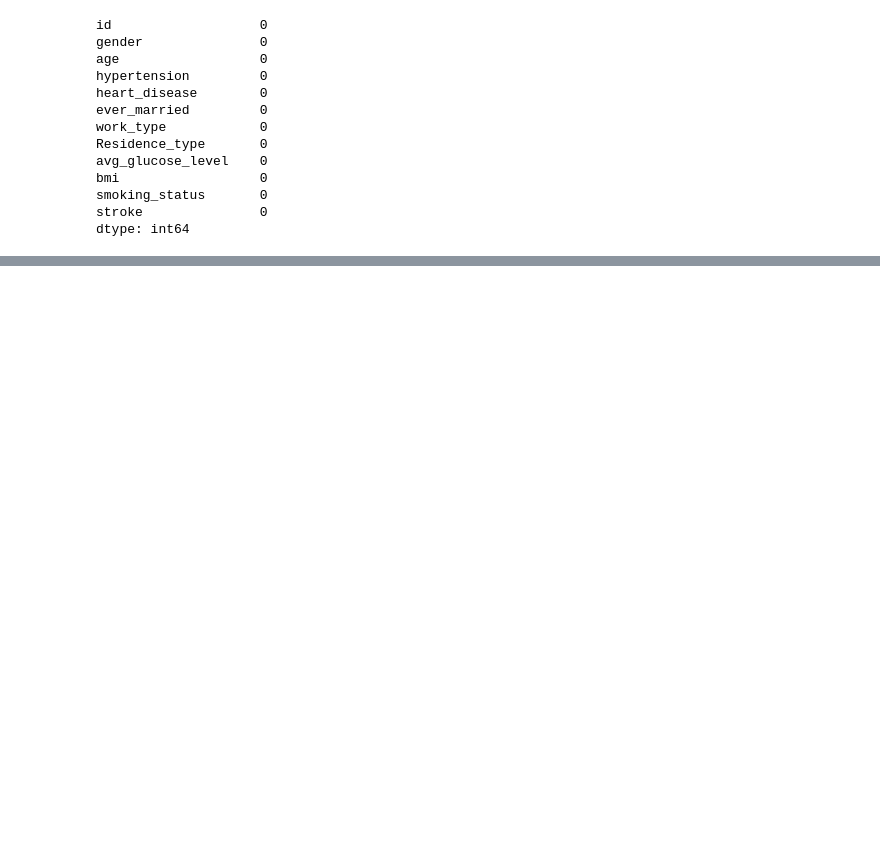
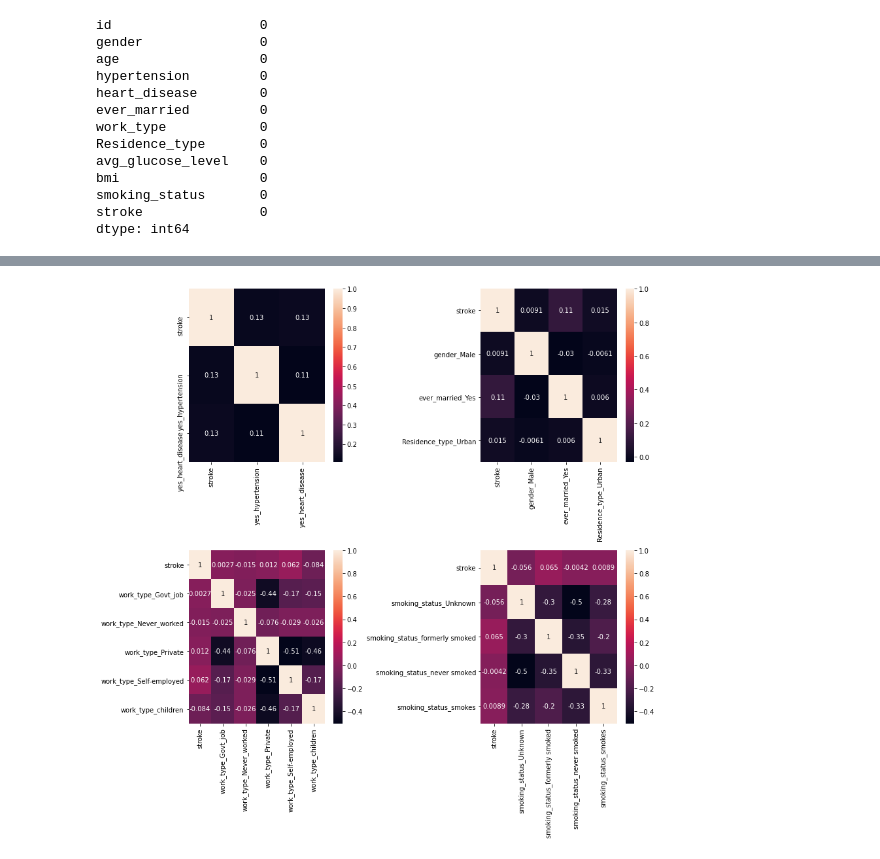
Before and after one commit to idankam/DataScienceCourseProject, a Jupyter notebook: Classification Notebook.ipynb, the cells around one changed output, grey strips where cells are left out. Cells and saved outputs as stored; diff of their text form; code cells hidden in the pictures; blank space fills up the shorter version.

```diff
--- a/Classification Notebook.ipynb
+++ b/Classification Notebook.ipynb
@@ -252,0 +297,14 @@ df[df['work_type'] == "children"]['age'].max()
+# %%
+fig, ax = plt.subplots(2,2, figsize = (12,12))
+((ax1, ax2), (ax3, ax4)) = ax
+
+# the "no_" attributes is the opposite to the "yes_" attributes so the correlation to stroke will be the same but negative.
+sns.heatmap(df_result[['stroke', 'yes_hypertension', 'yes_heart_disease']].corr(),annot=True, ax=ax1)
+sns.heatmap(df_result[['stroke', 'gender_Male', 'ever_married_Yes', 'Residence_type_Urban']].corr(),annot=True, ax=ax2)
+sns.heatmap(df_result[['stroke', 'work_type_Govt_job', 'work_type_Never_worked', 'work_type_Private', 'work_type_Self-employed', 'work_type_children']].corr(),annot=True, ax=ax3)
+sns.heatmap(df_result[['stroke', 'smoking_status_Unknown', 'smoking_status_formerly smoked', 'smoking_status_never smoked', 'smoking_status_smokes']].corr(),annot=True, ax=ax4)
+
+plt.tight_layout()
+plt.show()
+# %% [output]
+[figure, added]
```
Also changed, not shown: parts of 17 cells of this notebook.
